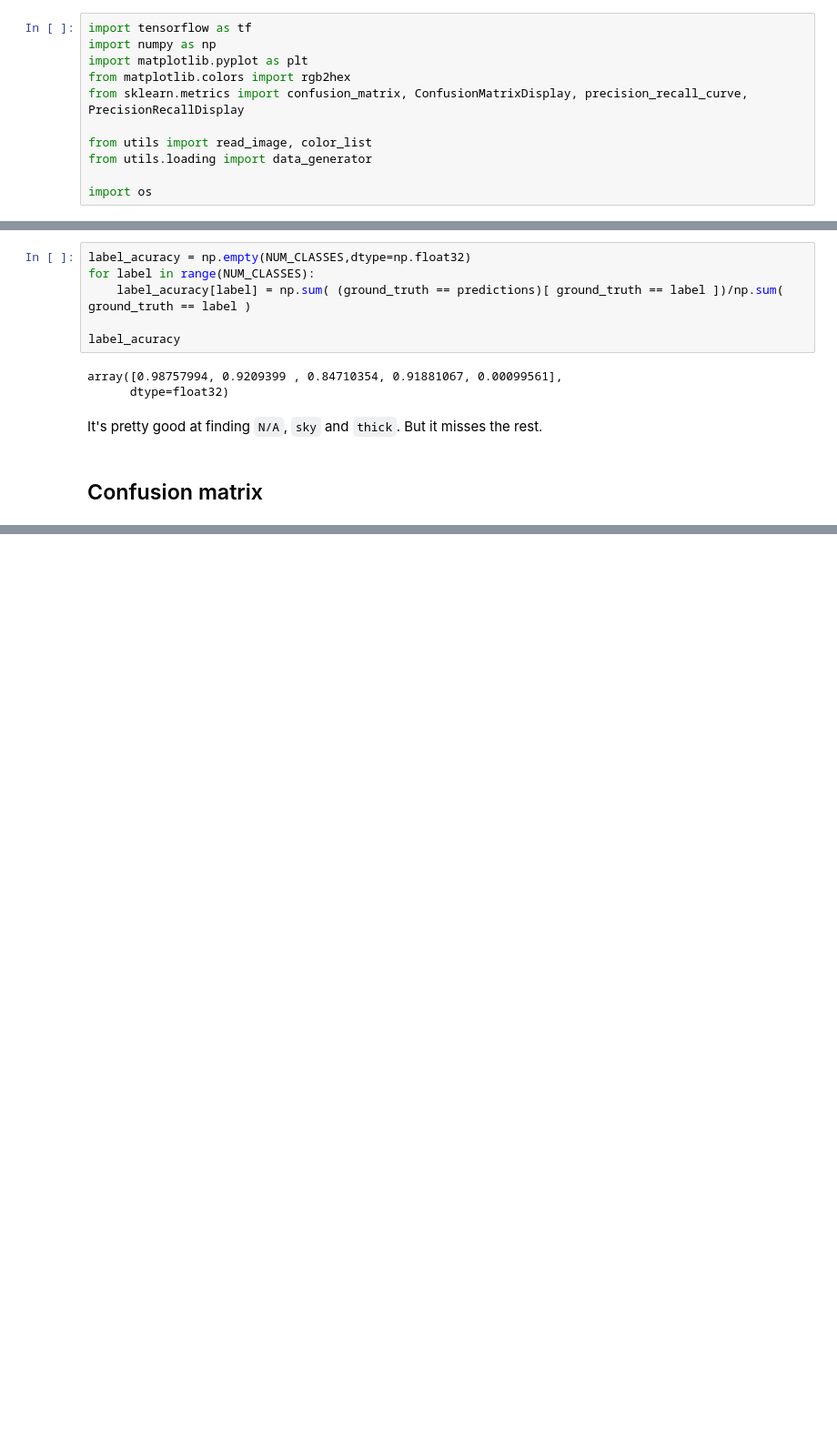
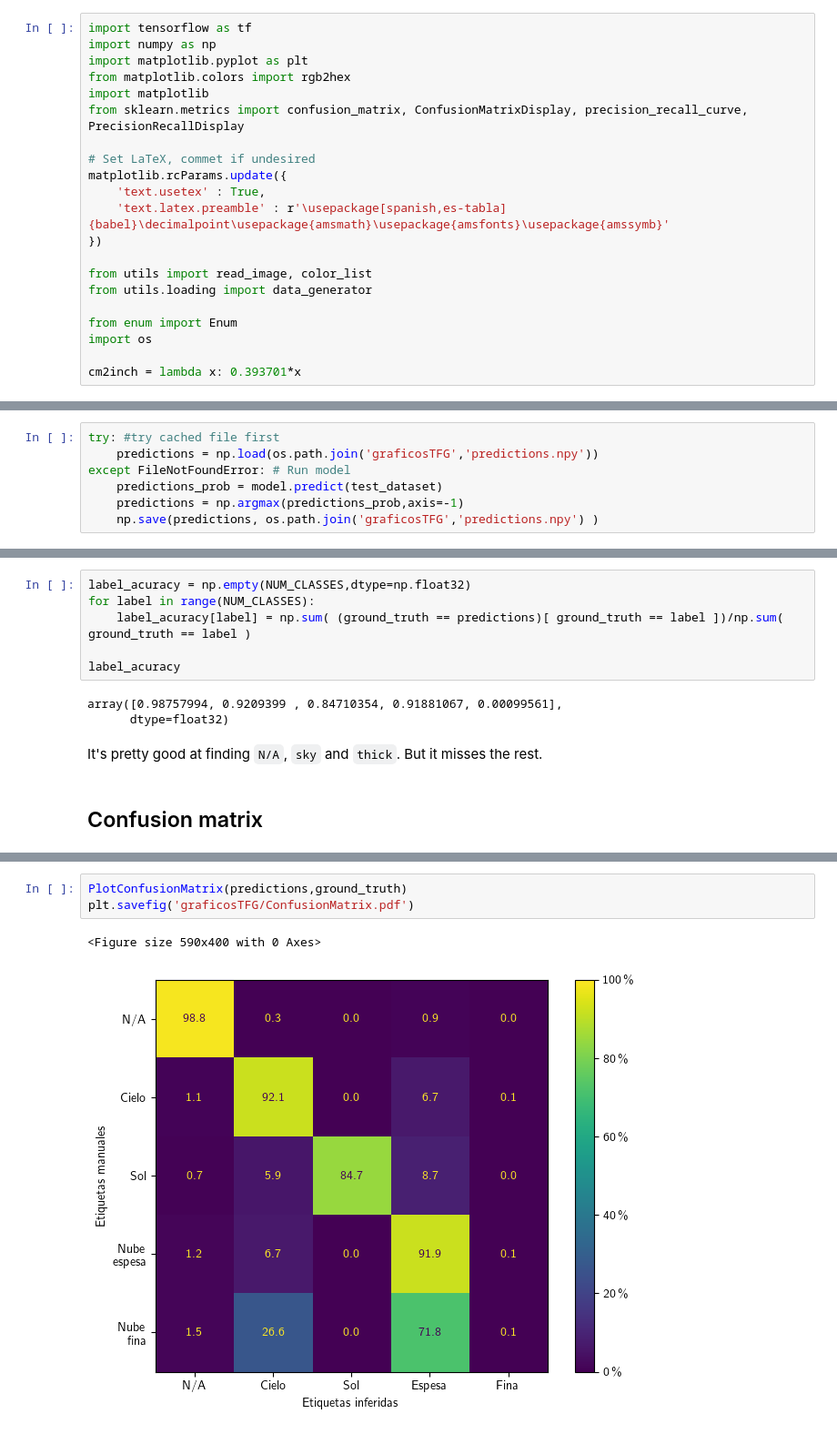
Before and after one commit to sergiogpajares/TFG-fis, a Jupyter notebook: metrics.ipynb, the cells around one changed output, grey strips where cells are left out. Shown: that part at 91% size. Drawn from its saved outputs; the diff is of its cells as text; blank space fills up the shorter version.

```diff
--- a/metrics.ipynb
+++ b/metrics.ipynb
@@ -3,10 +3,20 @@ import tensorflow as tf
 import numpy as np
 import matplotlib.pyplot as plt
 from matplotlib.colors import rgb2hex
+import matplotlib
 from sklearn.metrics import confusion_matrix, ConfusionMatrixDisplay, precision_recall_curve, PrecisionRecallDisplay
+
+# Set LaTeX, commet if undesired
+matplotlib.rcParams.update({
+    'text.usetex' : True,
+    'text.latex.preamble' : r'\usepackage[spanish,es-tabla]{babel}\decimalpoint\usepackage{amsmath}\usepackage{amsfonts}\usepackage{amssymb}'
+})
 
 from utils import read_image, color_list
 from utils.loading import data_generator
 
+from enum import Enum
 import os
+
+cm2inch = lambda x: 0.393701*x
 # %% [output]
@@ -59,3 +64,10 @@ predictions = np.argmax(predictions_prob,axis=-1)
+# %%
+try: #try cached file first
+    predictions = np.load(os.path.join('graficosTFG','predictions.npy'))
+except FileNotFoundError: # Run model
+    predictions_prob = model.predict(test_dataset)
+    predictions = np.argmax(predictions_prob,axis=-1)
+    np.save(predictions, os.path.join('graficosTFG','predictions.npy') )
 # %%
 ground_truth = np.empty_like(predictions)
 for index, name in enumerate(test_image_names):
@@ -125,0 +135,6 @@ plt.ylim(0,1)
+# %%
+PlotConfusionMatrix(predictions,ground_truth)
+plt.savefig('graficosTFG/ConfusionMatrix.pdf')
+# %% [output]
+<Figure size 590x400 with 0 Axes>
+[figure, added]
```
Also changed, not shown: parts of 38 cells of this notebook, 1 other file.
